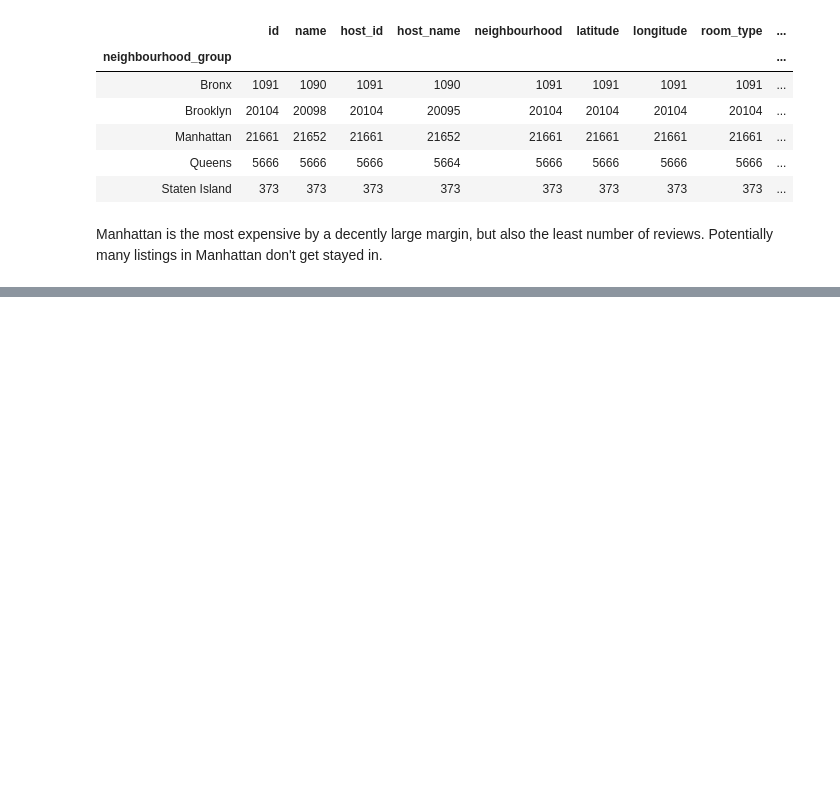
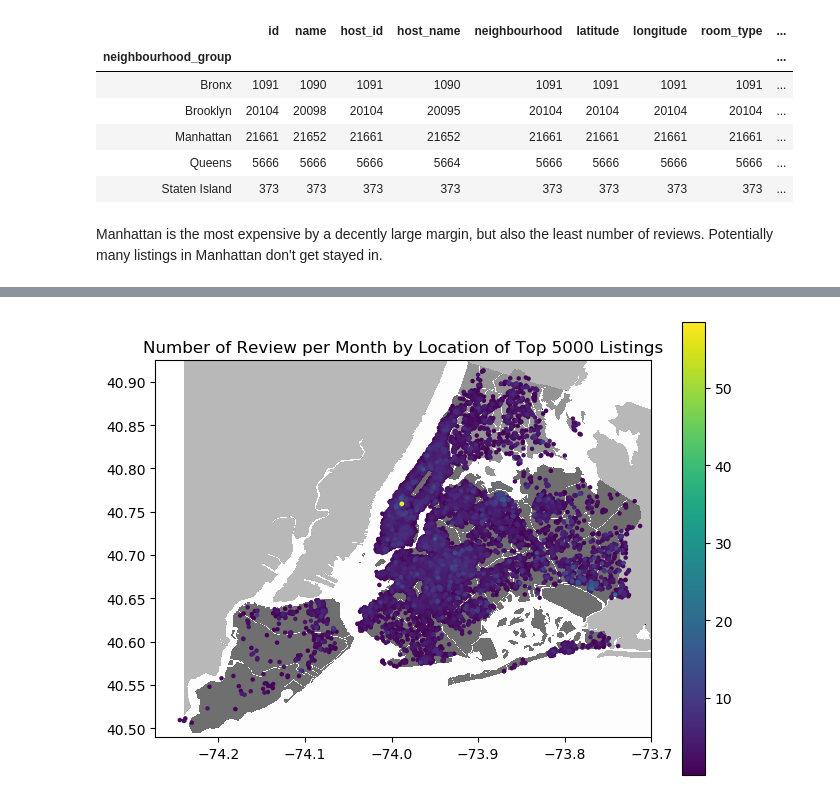
Before and after one commit to dluo9/airbnb-analysis, a Jupyter notebook: Airbnb NYC Analysis.ipynb, the cells around one changed output, grey strips where cells are left out. Saved outputs shown, nothing was run; the diff lists cells and outputs as text; code cells hidden in the pictures; blank space fills up the shorter version.

```diff
--- a/Airbnb NYC Analysis.ipynb
+++ b/Airbnb NYC Analysis.ipynb
@@ -267,0 +326,15 @@ What do we know right now?
+# %%
+figure(num=None, figsize=(8, 6), dpi=100, facecolor='w', edgecolor='k')
+img = plt.imread('/Users/danielluo/data/new-york-city-airbnb-open-data/New_York_City_.png', 0)
+plt.imshow(img, zorder=0,extent=[-74.24, -73.7, 40.49,40.925])
+
+# Let's take the out top 1000 most popular listings
+
+top100 = data.sort_values('reviews_per_month')[:-100]
+
+plt.scatter(top100['longitude'], top100['latitude'], c = top100['reviews_per_month'], s = 5)
+plt.title("Number of Review per Month by Location of Top 5000 Listings")
+plt.colorbar()
+plt.show()
+# %% [output]
+[figure, added]
```
Also changed, not shown: parts of 45 cells of this notebook.
